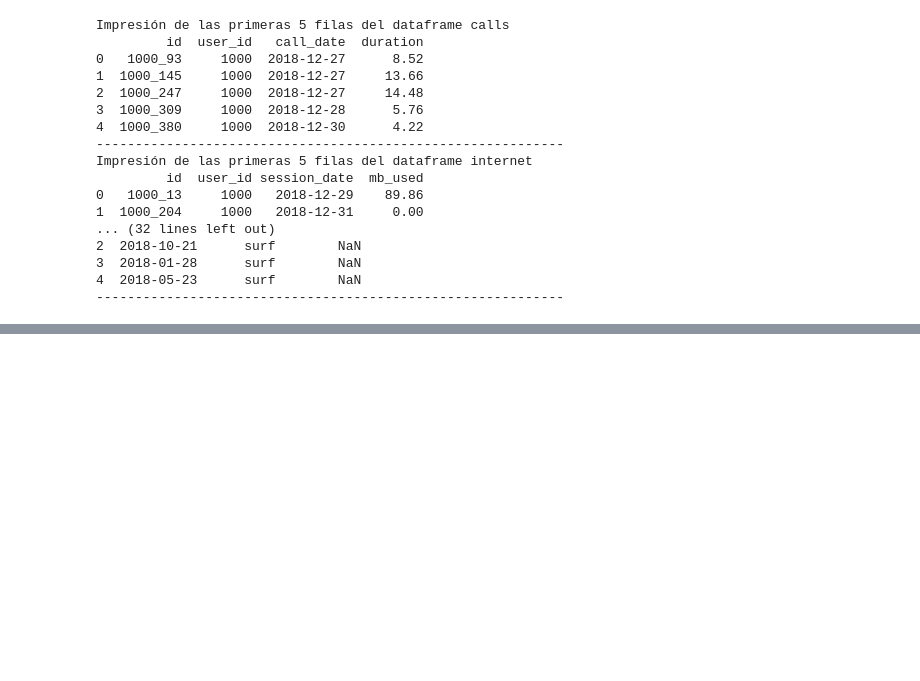
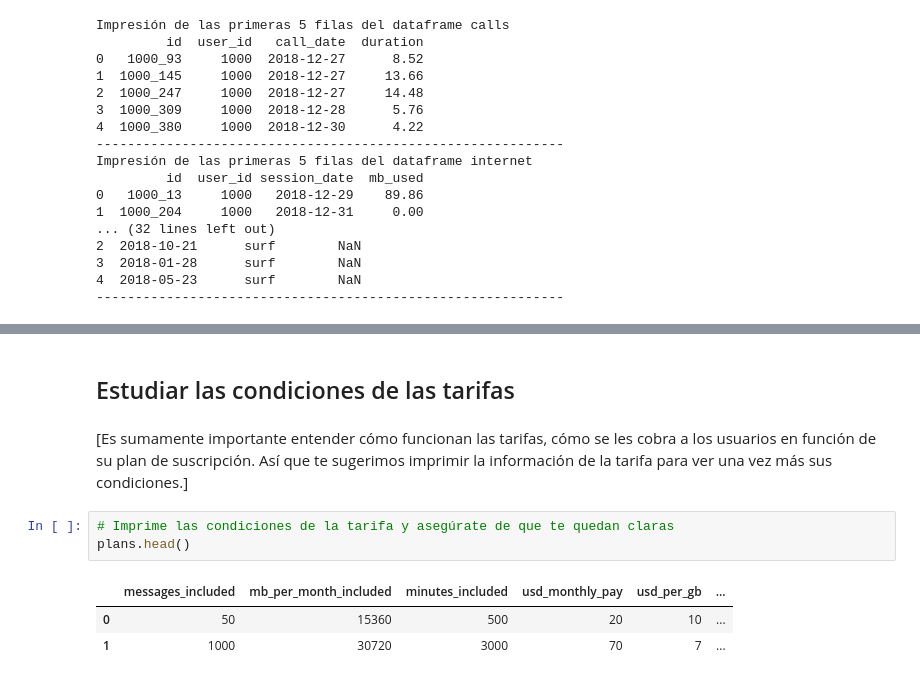
Before and after one commit to DiffelVIA/Sprint_5, a Jupyter notebook: sprint_5.ipynb, the cells around one changed output, grey strips where cells are left out. Saved outputs shown, nothing was run; the diff lists cells and outputs as text; blank space fills up the shorter version.

```diff
--- a/sprint_5.ipynb
+++ b/sprint_5.ipynb
@@ -91,0 +331,11 @@ Impresión de las primeras 5 filas del dataframe internet
+# %% [markdown]
+## Estudiar las condiciones de las tarifas
+# %% [markdown]
+[Es sumamente importante entender cómo funcionan las tarifas, cómo se les cobra a los usuarios en función de su plan de suscripción. Así que te sugerimos imprimir la información de la tarifa para ver una vez más sus condiciones.]
+# %%
+# Imprime las condiciones de la tarifa y asegúrate de que te quedan claras
+plans.head()
+# %% [output]
+|  | messages_included | mb_per_month_included | minutes_included | usd_monthly_pay | usd_per_gb | ... |
+| 0 | 50 | 15360 | 500 | 20 | 10 | ... |
+| 1 | 1000 | 30720 | 3000 | 70 | 7 | ... |
```
Also changed, not shown: parts of 56 cells of this notebook.
